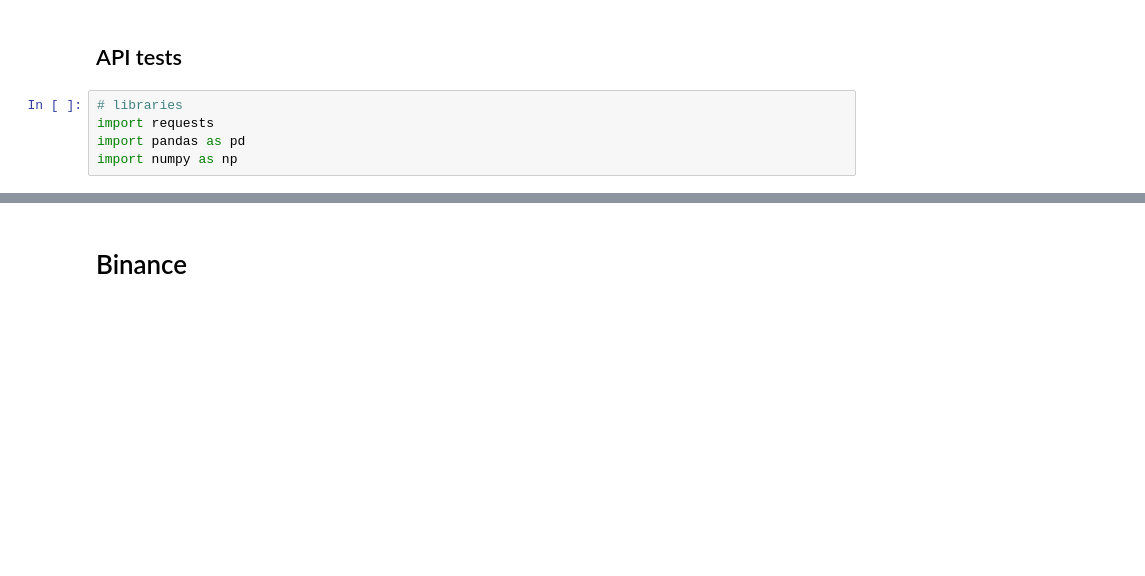
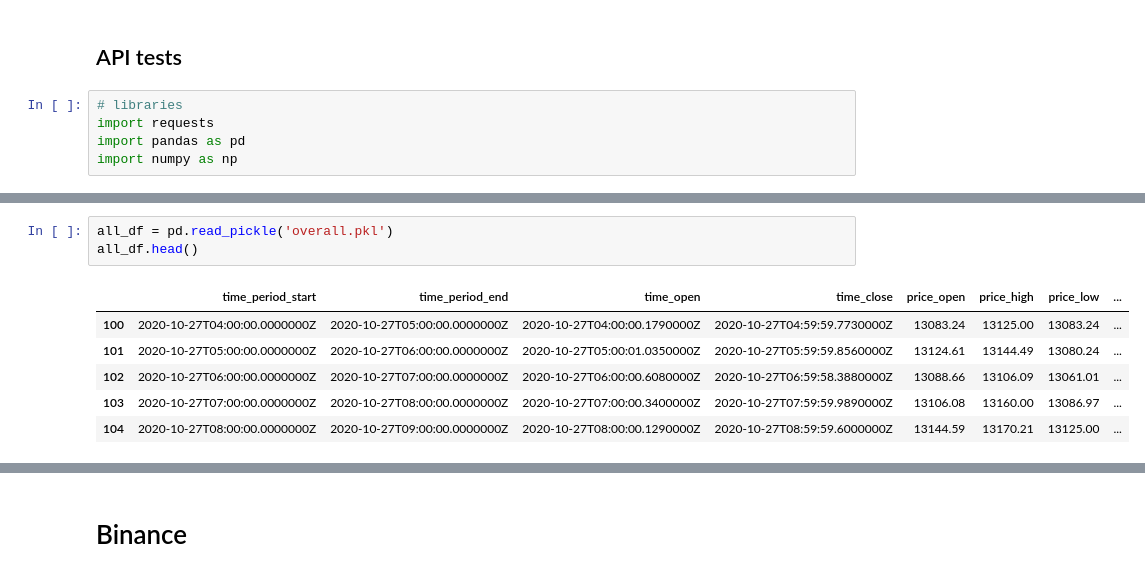
Before and after one commit to regression-gerry/hurst_capstone, a Jupyter notebook: notebooks/research_test.ipynb, the cells around one changed output, grey strips where cells are left out. Drawn from its saved outputs; the diff is of its cells as text; blank space fills up the shorter version.

```diff
--- a/notebooks/research_test.ipynb
+++ b/notebooks/research_test.ipynb
@@ -105,0 +100,10 @@ df.iloc[-1:,1:2].values[0][0][0:19]
+# %%
+all_df = pd.read_pickle('overall.pkl')
+all_df.head()
+# %% [output]
+|  | time_period_start | time_period_end | time_open | time_close | price_open | price_high | price_low | ... |
+| 100 | 2020-10-27T04:00:00.0000000Z | 2020-10-27T05:00:00.0000000Z | 2020-10-27T04:00:00.1790000Z | 2020-10-27T04:59:59.7730000Z | 13083.24 | 13125.00 | 13083.24 | ... |
+| 101 | 2020-10-27T05:00:00.0000000Z | 2020-10-27T06:00:00.0000000Z | 2020-10-27T05:00:01.0350000Z | 2020-10-27T05:59:59.8560000Z | 13124.61 | 13144.49 | 13080.24 | ... |
+| 102 | 2020-10-27T06:00:00.0000000Z | 2020-10-27T07:00:00.0000000Z | 2020-10-27T06:00:00.6080000Z | 2020-10-27T06:59:58.3880000Z | 13088.66 | 13106.09 | 13061.01 | ... |
+| 103 | 2020-10-27T07:00:00.0000000Z | 2020-10-27T08:00:00.0000000Z | 2020-10-27T07:00:00.3400000Z | 2020-10-27T07:59:59.9890000Z | 13106.08 | 13160.00 | 13086.97 | ... |
+| 104 | 2020-10-27T08:00:00.0000000Z | 2020-10-27T09:00:00.0000000Z | 2020-10-27T08:00:00.1290000Z | 2020-10-27T08:59:59.6000000Z | 13144.59 | 13170.21 | 13125.00 | ... |
```
Also changed, not shown: parts of 39 cells of this notebook, 4 other files.
